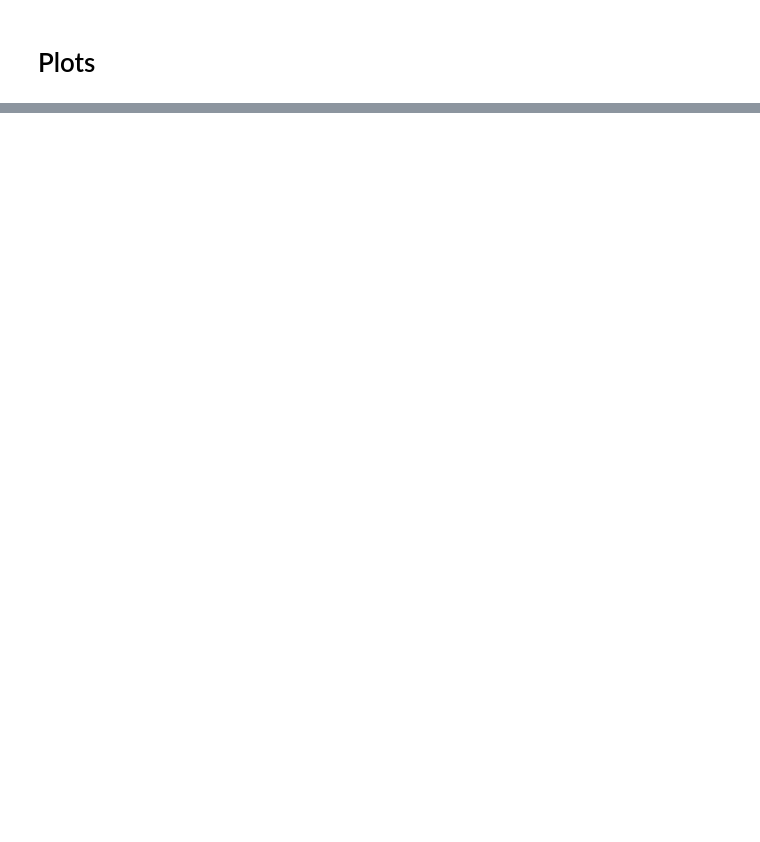
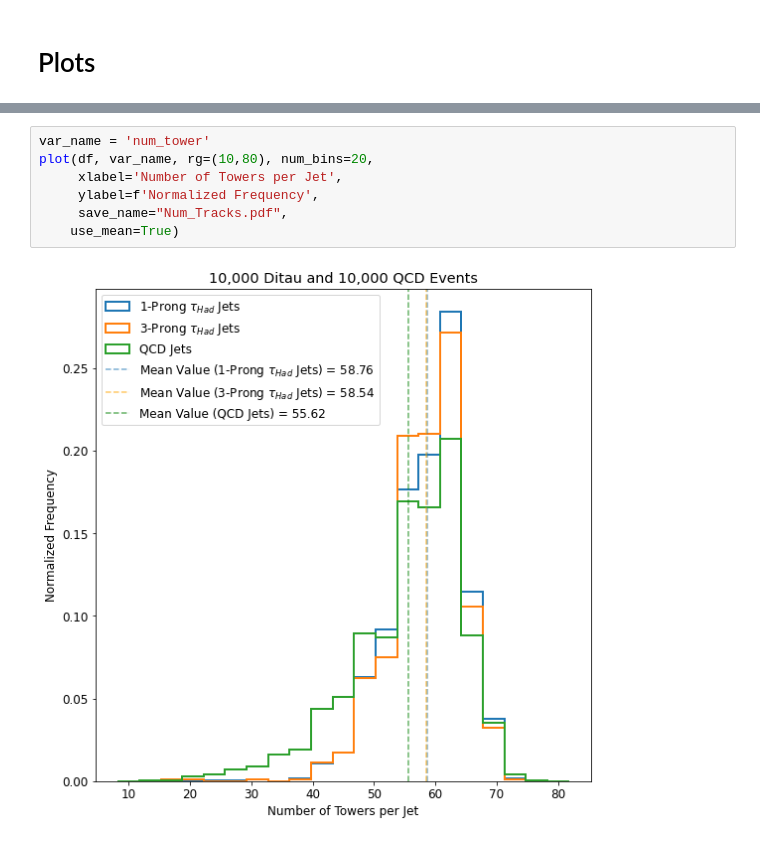
Before and after one commit to xju2/root_gnn, a Jupyter notebook: notebook/Plottings for Dataset.ipynb, the cells around one changed output, grey strips where cells are left out. Drawn from its saved outputs; the diff is of its cells as text; blank space fills up the shorter version.

```diff
--- a/notebook/Plottings for Dataset.ipynb
+++ b/notebook/Plottings for Dataset.ipynb
@@ -580,0 +227,9 @@ plt.savefig('d0_z0.pdf')
+# %%
+var_name = 'num_tower'
+plot(df, var_name, rg=(10,80), num_bins=20,
+     xlabel='Number of Towers per Jet',
+     ylabel=f'Normalized Frequency',
+     save_name="Num_Tracks.pdf",
+    use_mean=True)
+# %% [output]
+[figure, added]
```
Also changed, not shown: parts of 36 cells of this notebook, 8 other files.
